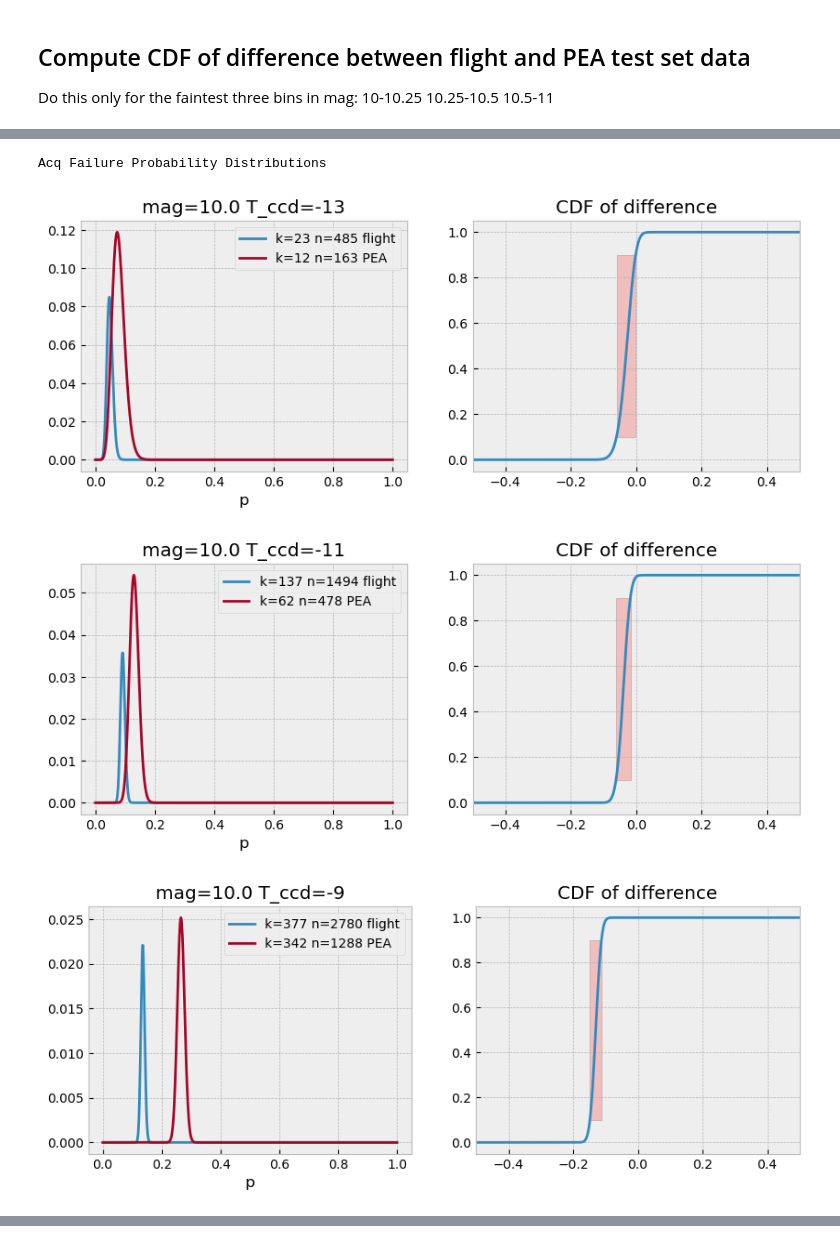
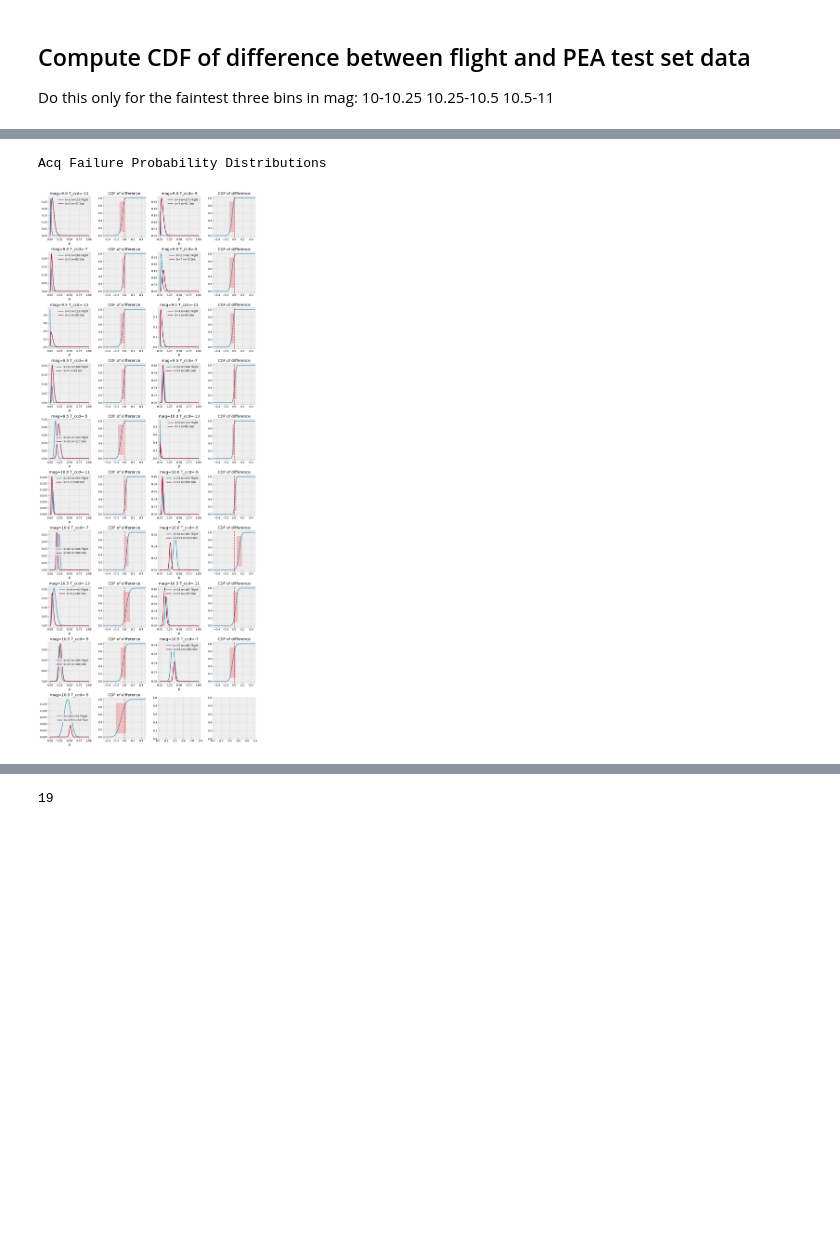
Before and after one commit to sot/aca_stats, a Jupyter notebook: pea-flight-stats-analysis-maxmag/pea-flight-stats-vs-sw-test-set.ipynb, the cells around one changed output, grey strips where cells are left out. Drawn from its saved outputs; the diff is of its cells as text; code cells hidden in the pictures; blank space fills up the shorter version.

```diff
--- a/pea-flight-stats-analysis-maxmag/pea-flight-stats-vs-sw-test-set.ipynb
+++ b/pea-flight-stats-analysis-maxmag/pea-flight-stats-vs-sw-test-set.ipynb
@@ -147,2 +225,4 @@ set(dat["search_box_hw"])
+# %%
+flt = flt_all[flt_all["search_box_hw"] == HALFWIDTH]
 # %%
 n_samp_asvt, n_succ_asvt = get_sampling(dat)
@@ -173,8 +228,0 @@ with tables.open_file(acq_file, "r") as h5:
-# %%
-# Only data since July 1, 2019 and for color != 1.5 stars. Also ignore any
-# failures of IR or SP flags because those don't get generated in ASVT data.
-ok0 = acqs["tstart"] > CxoTime("2019-07-01").secs
-ok1 = ~np.isclose(acqs["color"], 1.5)
-ok2 = ~acqs["ion_rad"] & ~acqs["sat_pix"]  #  & (acqs['halfwidth'] == HALFWIDTH)
-flt = acqs[ok0 & ok2]
-flt["ccd_temp"] = flt["t_ccd"]
@@ -189,4 +228,0 @@ len(flt)
-# %%
-stars = agasc.get_stars(flt["agasc_id"], agasc_file="agasc*")
-flt["star_mag"] = stars["MAG_ACA"]
-flt["mag_catid"] = stars["MAG_CATID"]
@@ -267,7 +295,7 @@ for ii, mag0, mag1 in zip(itertools.count(), mag_bins[:-1], mag_bins[1:]):
             agasc_ids.add(row["agasc_id"])
 
             n_samp_flt[ii, jj] += 1
-            if row["obc_id"]:
+            if row["search_success"]:
                 n_succ_flt[ii, jj] += 1
 # %%
 n_fail_flt = n_samp_flt - n_succ_flt
@@ -366,32 +379,42 @@ Do this only for the faintest three bins in mag: 10-10.25 10.25-10.5 10.5-11
 # %%
 print("Acq Failure Probability Distributions")
 ni, nj = n_samp_flt.shape
 dp10 = np.zeros(shape=(ni, nj))
 dp90 = np.zeros(shape=(ni, nj))
 dp = 0.01
 p = np.arange(0.0 + dp / 2, 1.0, dp)
 
-for ii in range(3, ni):
+n_plot = np.count_nonzero((n_samp_flt >= 30) & (n_samp_asvt >= 30))
+# Truncate up to the nearest multiple of 3.
+n_row = int(np.ceil(n_plot / 2))
+fig, axes = plt.subplots(n_row, 4, figsize=(12, 3 * n_row))
+
+i_plot = 0
+for ii in range(0, ni):
     for jj in range(nj):
         if n_samp_flt[ii, jj] < 30 or n_samp_asvt[ii, jj] < 30:
             continue
+
         k1 = n_fail_flt[ii, jj]
         n1 = n_samp_flt[ii, jj]
         k2 = n_fail_asvt[ii, jj]
         n2 = n_samp_asvt[ii, jj]
 
         title = f"mag={mag_vals[ii]} T_ccd={t_ccd_vals[jj]}"
-        plot_diff_pmf(k1, n1, k2, n2, title, "flight", "PEA")
+        plot_diff_pmf(
+            k1, n1, k2, n2, title, "Flight", "Sim", axes=axes.flat[i_plot : i_plot + 2]
+        )
+        i_plot += 2
 
         pmf1 = binom.pmf(k1, n1, p)
         pmf2 = binom.pmf(k2, n2, p)
         dp, cdf = calc_diff_pmf(p, pmf1, pmf2)
 
         i10, i90 = np.searchsorted(cdf, [0.1, 0.9])
         dp10[ii, jj] = dp[i10]
         dp90[ii, jj] = dp[i90]
+
+fig.tight_layout()
 # %% [output]
 Acq Failure Probability Distributions
-[figure, old version]
+[figure, new version]
-[figure, removed]
-[figure, removed]
@@ -404,0 +421,4 @@ Acq Failure Probability Distributions
+# %%
+count
+# %% [output]
+19
```
Also changed, not shown: parts of 32 cells of this notebook.
